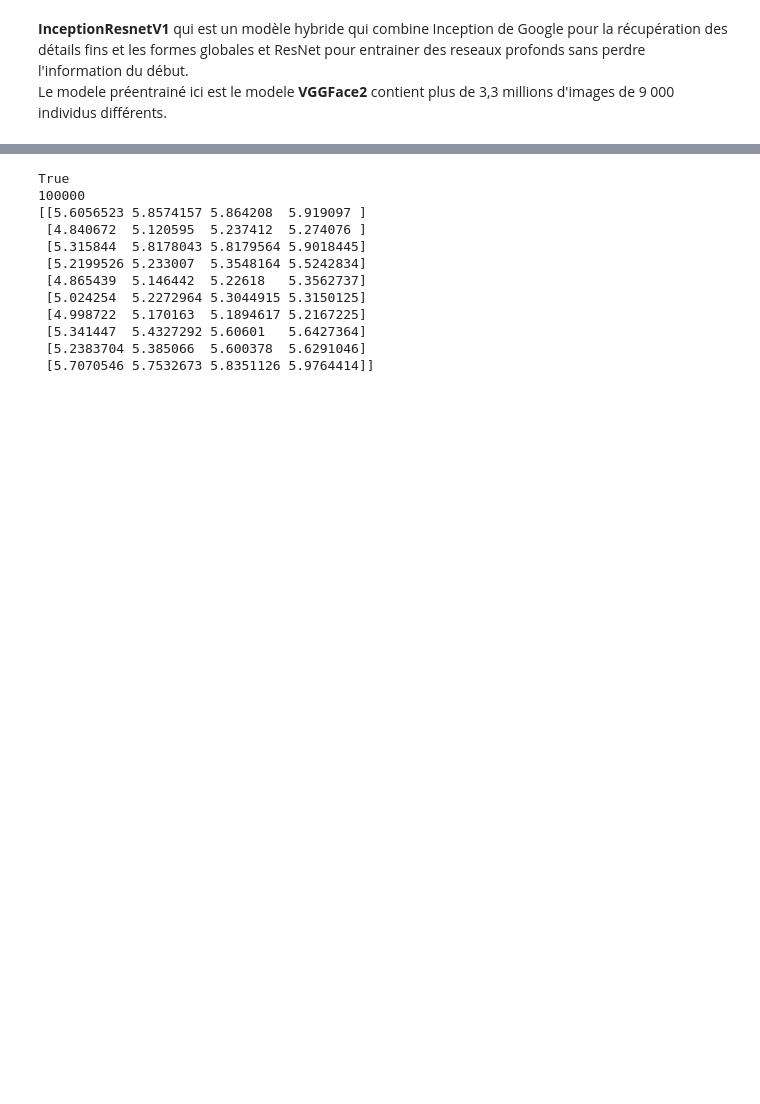
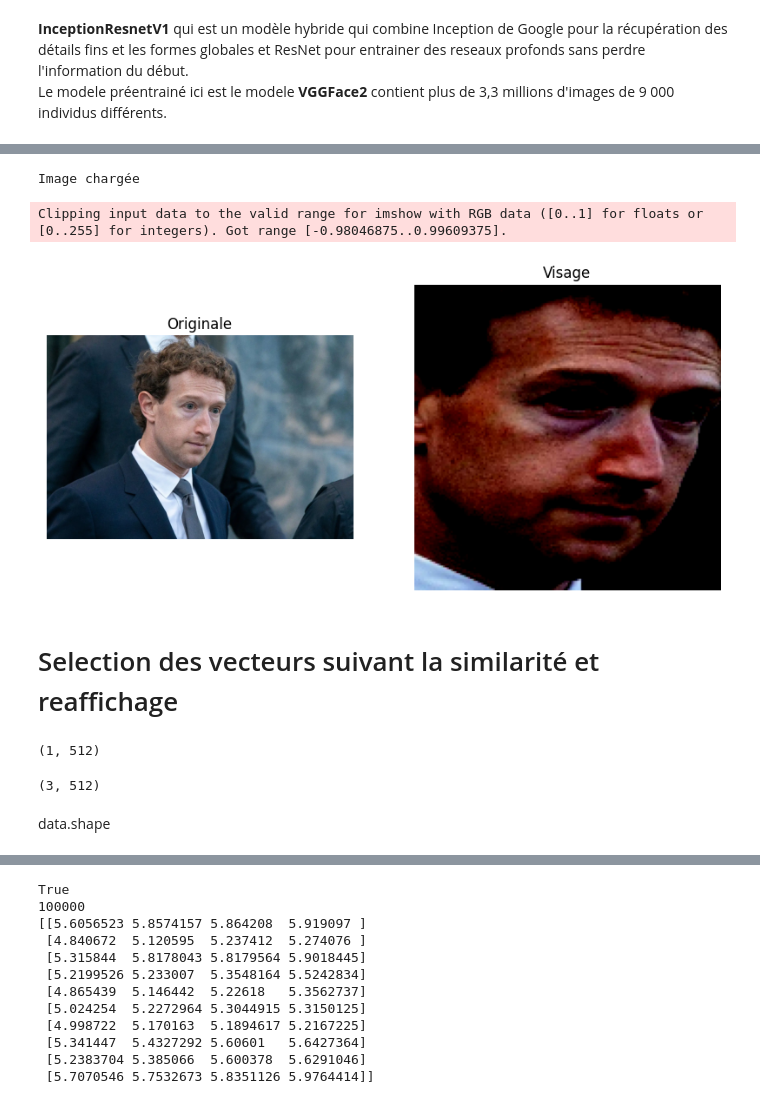
Before and after one commit to FreudArthur/DeepScan, a Jupyter notebook: source/essai.ipynb, the cells around one changed output, grey strips where cells are left out. Drawn from its saved outputs; the diff is of its cells as text; code cells hidden in the pictures; blank space fills up the shorter version.

```diff
--- a/source/essai.ipynb
+++ b/source/essai.ipynb
@@ -90,3 +89,16 @@ Taille image originale (459, 668, 3)
 Dimension avant torch.Size([3, 160, 160])
 Dimension apres torch.Size([1, 3, 160, 160])
 Embedding shape: torch.Size([1, 512])
+# %%
+# Charger une image et retourner un ndarray RGB
+
+def load_image(path: str) -> np.ndarray:
+    image_bgr = cv2.imread(str(path))
+
+    if image_bgr is None:
+        raise ValueError(f"Impossible de lire l'image: {path}")
+
+    image_rgb = cv2.cvtColor(image_bgr, cv2.COLOR_BGR2RGB)
+    print("Image chargée")
+
+    return image_rgb
@@ -93,15 +132,20 @@ Embedding shape: torch.Size([1, 512])
 # %%
-def img_to_embedding(face) -> np.ndarray:
+# Transformer une image en embedding
+def img_to_embedding(image_original) -> np.ndarray:
     """
-    Transforme le visage détecté en vecteur d'embedding.
+    Transforme l'image originale en vecteur d'embedding.
+    """
+    if isinstance(image_original, torch.Tensor):
+        image_original = image_original.detach().cpu().numpy()
 
-    """
-    if face is None:
+    face_detect = mtcnn(image_original)
+
+    if face_detect is None:
         raise ValueError("Aucun visage détecté pour calculer l'embedding.")
 
-    face_tensor = face if face.ndim == 4 else face.unsqueeze(0)
+    face_detect = face_detect.unsqueeze(0)
 
     with torch.no_grad():
-        embedding = model(face_tensor).detach().cpu().numpy().astype("float32")
+        embedding = model(face_detect).detach().cpu().numpy().astype("float32")
 
     return embedding
@@ -107,0 +327,20 @@ def img_to_embedding(face) -> np.ndarray:
+# %%
+# Charger image de Elon
+
+elon_path = "..\\data\\images\\markzuck.jpg"
+
+elon_array = load_image(elon_path)
+
+show_image(elon_array)
+
+elon_embedding = img_to_embedding(elon_array)
+# %% [output]
+Image chargée
+Clipping input data to the valid range for imshow with RGB data ([0..1] for floats or [0..255] for integers). Got range [-0.98046875..0.99609375].
+[figure, added]
+# %% [markdown]
+# Selection des vecteurs suivant la similarité et reaffichage
+# %%
+elon_embedding.shape
+# %% [output]
+(1, 512)
@@ -107,0 +351,6 @@ def img_to_embedding(face) -> np.ndarray:
+# %%
+data.shape
+# %% [output]
+(3, 512)
+# %% [markdown]
+data.shape
```
Also changed, not shown: parts of 18 cells of this notebook, 3 other files.
